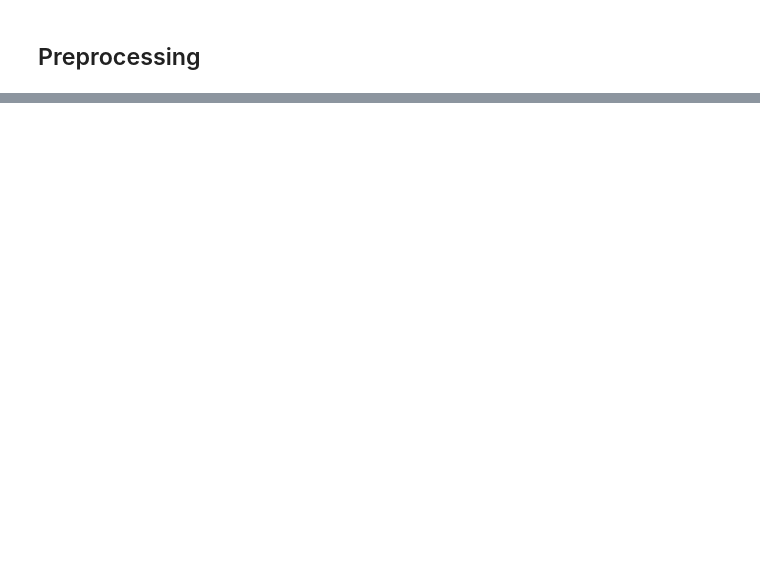
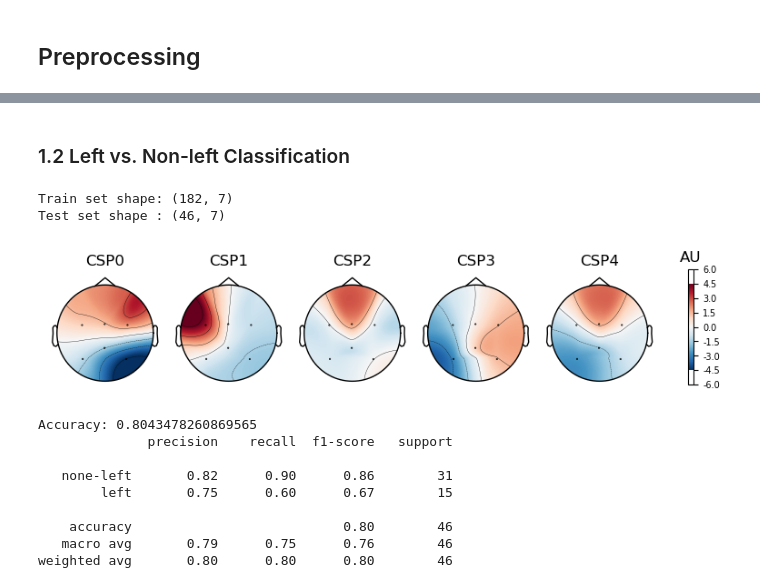
Before and after one commit to WasupolHengsritawat/Two-dimensional-Movement-Control-BCI, a Jupyter notebook: MI_offline_classification.ipynb, the cells around one changed output, grey strips where cells are left out. Saved outputs shown, nothing was run; the diff lists cells and outputs as text; code cells hidden in the pictures; blank space fills up the shorter version.

```diff
--- a/MI_offline_classification.ipynb
+++ b/MI_offline_classification.ipynb
@@ -800,0 +205,72 @@ plt.show()
+# %% [markdown]
+### 1.2 Left vs. Non-left Classification
+# %%
+epochs_l = epochs.copy()
+epochs_l.events = mne.merge_events(epochs_l.events, [0, 1], 0, replace_events=True)
+epochs_l.event_id = {'none-left': 0, 'left': 2}
+
+# Get EEG data and events
+X = epochs_l.get_data(copy=False)
+Y = epochs_l.events[:, -1]
+
+csp_list = []
+clf_list = []
+acc_list = []
+report_list = []
+
+for i in range(2, len(epochs.ch_names) + 1):
+    # -- |Features Extraction| --
+    # Initilize CSP
+    csp = CSP(n_components = i, norm_trace = False)
+
+    # Fit CSP to data
+    csp.fit(X,Y)
+    csp_list.append(csp)
+
+    # Transform data into CSP space
+    X_transformed = csp.transform(X)
+
+    # -- |Classification| --
+    # Split data into training and test sets
+    X_train, X_test, Y_train, Y_test = train_test_split(X_transformed, Y, test_size = 0.2, random_state = 42, stratify=Y)
+
+    # Classification
+    clf = Pipeline([('SVM', SVC(kernel='linear'))])
+    clf.fit(X_train, Y_train)
+    clf_list.append(clf)
+
+    y_pred = clf.predict(X_test)
+    accuracy = accuracy_score(Y_test, y_pred)
+    acc_list.append(accuracy)
+
+    report = classification_report(Y_test, y_pred, target_names=['none-left', 'left'])  # adjust target names accordingly
+    report_list.append(report)
+
+# -- |Select CSP which gives maximum accuracy| --
+ind = np.argmax(acc_list)
+
+# -- |Print Data Shape| --
+print(f'Train set shape: {X_train.shape}')
+print(f'Test set shape : {X_test.shape}')
+
+# -- |Visualize CSP patterns| --
+csp = csp_list[ind]
+csp.plot_patterns(epochs.info);
+
+# -- |Classification results| --
+clf = clf_list[ind]
+print(f"Accuracy: {acc_list[ind]}")
+print(report_list[ind])
+# %% [output]
+Train set shape: (182, 7)
+Test set shape : (46, 7)
+[figure, added]
+Accuracy: 0.8043478260869565
+              precision    recall  f1-score   support
+
+   none-left       0.82      0.90      0.86        31
+        left       0.75      0.60      0.67        15
+
+    accuracy                           0.80        46
+   macro avg       0.79      0.75      0.76        46
+weighted avg       0.80      0.80      0.80        46
```
Also changed, not shown: parts of 92 cells of this notebook.
